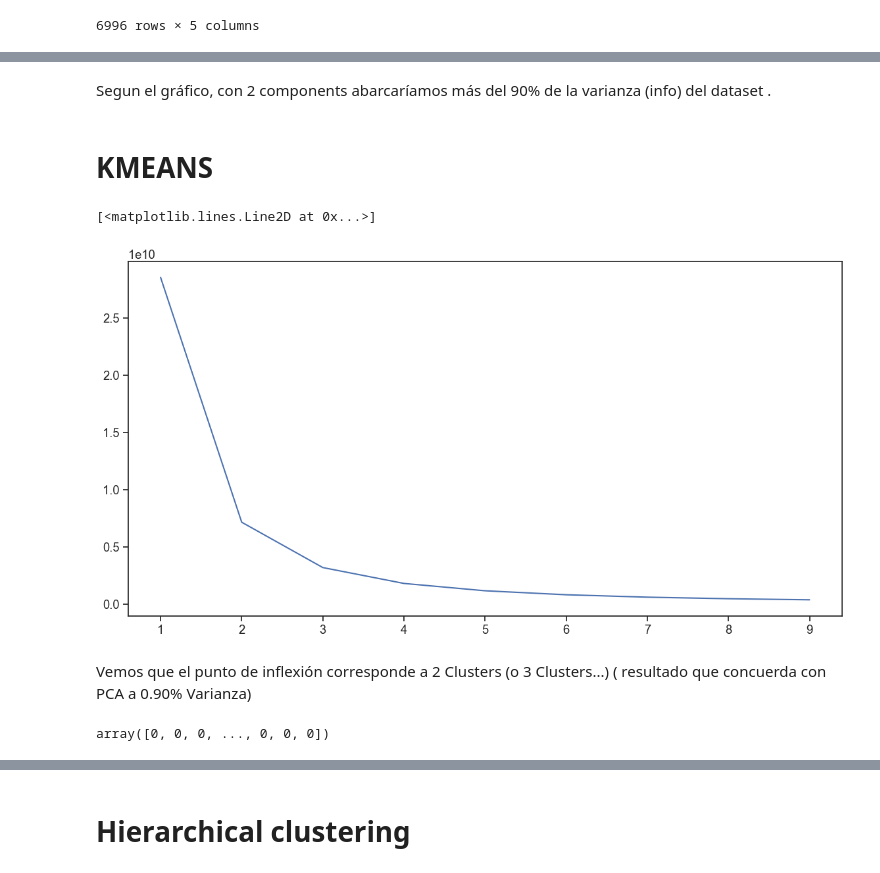
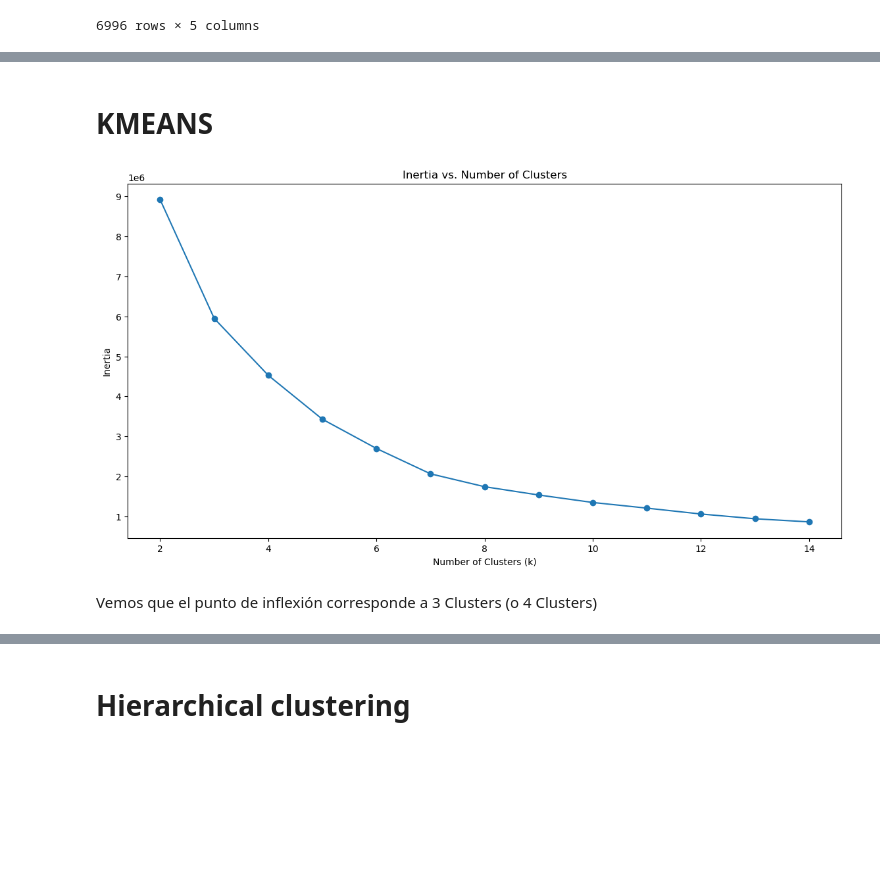
Before and after one commit to Llapi7/ML_unsupervised-, a Jupyter notebook: M8_T01.ipynb, the cells around one changed output, grey strips where cells are left out. Cells and saved outputs as stored; diff of their text form; code cells hidden in the pictures; blank space fills up the shorter version.

```diff
--- a/M8_T01.ipynb
+++ b/M8_T01.ipynb
@@ -240,18 +250,20 @@ z
 6996 rows × 3 columns
 # %%
 # Eliminamos la col.status_type una vez ya hemos creado los dummies, eliminampos tb la columna  status_published
-
-df1 = df.drop(['status_type','status_published'], axis = 1)
+df1= df.copy()
+df1.drop(['status_type','status_published'], axis = 1, inplace= True)
 df1.shape
 # %% [output]
 (6996, 9)
 # %%
 # Podemos aplicar un RobustScaler pues no tienen una distribución Normal ( Gaussiana )
 
-names = df1.columns
+names2 = df1.columns
+
 Scaled_df = RobustScaler().fit_transform(df1)
-df_scaled = pd.DataFrame(Scaled_df, columns = names)
-df_scaled.head()
+df_scaled = pd.DataFrame(Scaled_df, columns = names2)
+df_scaled.dropna(axis=0, inplace =  True)
+df_scaled
 # %% [output]
 |  | num_reactions | num_comments | num_shares | num_likes | num_loves | num_wows | num_hahas | num_sads | ... |
 | 0 | 2.366834 | 22.831461 | 65.50 | 2.272727 | 30.666667 | 3.0 | 1.0 | 1.0 | ... |
@@ -299,9 +303,11 @@ pca.components_df
 # panda concat una vez tenemos los dummies para Video, photo y tenemos los pca.components_
 
 
-df_def = pd.concat([pca.components_df, z], axis = 1, copy = False)
-df_def1= df_def.dropna( axis=0)
-df_def1
+df_def = pd.concat([pca.components_df, z], axis = 1, copy = True)
+df_def.dropna( axis=0, inplace =  True)
+df_def.reset_index(inplace= True)
+df_def.drop(['index'], axis=1, inplace= True)
+df_def
 # %% [output]
 |  | PCA1 | PCA2 | photo | status | video |
 | 0 | 48.357696 | 38.956244 | 0 | 0 | 1 |
@@ -331,27 +325,28 @@ plt.ylabel('cumulative explained variance');
-# %% [markdown]
- Segun el gráfico, con 2 components abarcaríamos más del 90% de la varianza (info) del dataset .
 # %% [markdown]
 # KMEANS
 # %%
-#Vamos a buscar el nº óptimo de cluster con el método Elbow
+#Vamos a buscar el nº óptimo de clusters con el método Elbow
 
 from sklearn.cluster import KMeans
 inertia = []
-K = range(1,10)
-algorithm = 'elkan'
 
-for k in range ( 1,10) :
-    Kmeans = KMeans(n_clusters=k, max_iter = 100, random_state = 42,algorithm = algorithm)
-    Kmeans.fit_predict(df_def1)
-    inertia.append(Kmeans.inertia_)
+
+
+for k in range(2,15):
+        Kmeans = KMeans(n_clusters=k, max_iter = 100, random_state = 42,algorithm = 'elkan')
+        Kmeans.fit(df_def)
+        inertia.append(Kmeans.inertia_)
 # %%
 # Plot
 
 plt.figure(figsize=(14,7))
-plt.plot(K, inertia)
+plt.plot(range(2,15), inertia, marker='o')
+plt.xlabel('Number of Clusters (k)')
+plt.ylabel('Inertia')
+plt.title('Inertia vs. Number of Clusters')
+plt.show()
 # %% [output]
-[<matplotlib.lines.Line2D at 0x...>]
-[figure, old version]
+[figure, new version]
 # %% [markdown]
- Vemos que el punto de inflexión corresponde a 2 Clusters (o 3 Clusters...) ( resultado que concuerda con PCA a 0.90% Varianza)
+ Vemos que el punto de inflexión corresponde a 3 Clusters (o 4 Clusters)
 # %%
@@ -365,10 +360,7 @@ Kmeans_2 = KMeans(n_clusters=2,
 # %%
 # Ajustamos a nuestros datos ( obtenemos Clusters :  Y )
 
-Y_k2 = Kmeans_2.fit_predict(df_def1)
-Y_k2
+Y_k3 = Kmeans_3.fit_predict(df_def).astype(int)
-# %% [output]
-array([0, 0, 0, ..., 0, 0, 0])
 # %%
 # Añadimos Labels que acabamos de crear al df:
 
```
Also changed, not shown: parts of 47 cells of this notebook.
